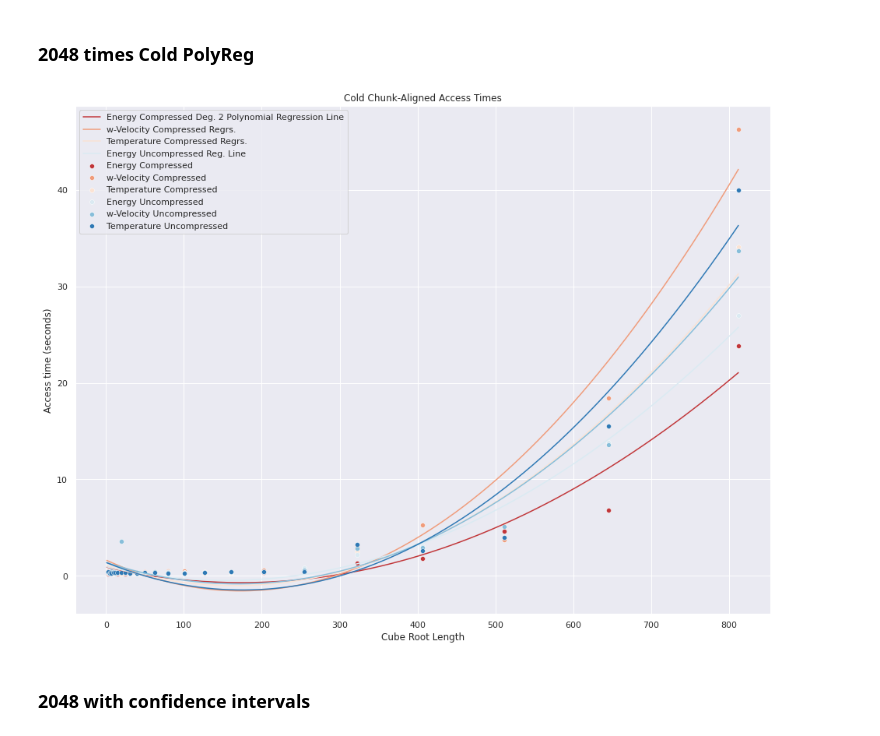
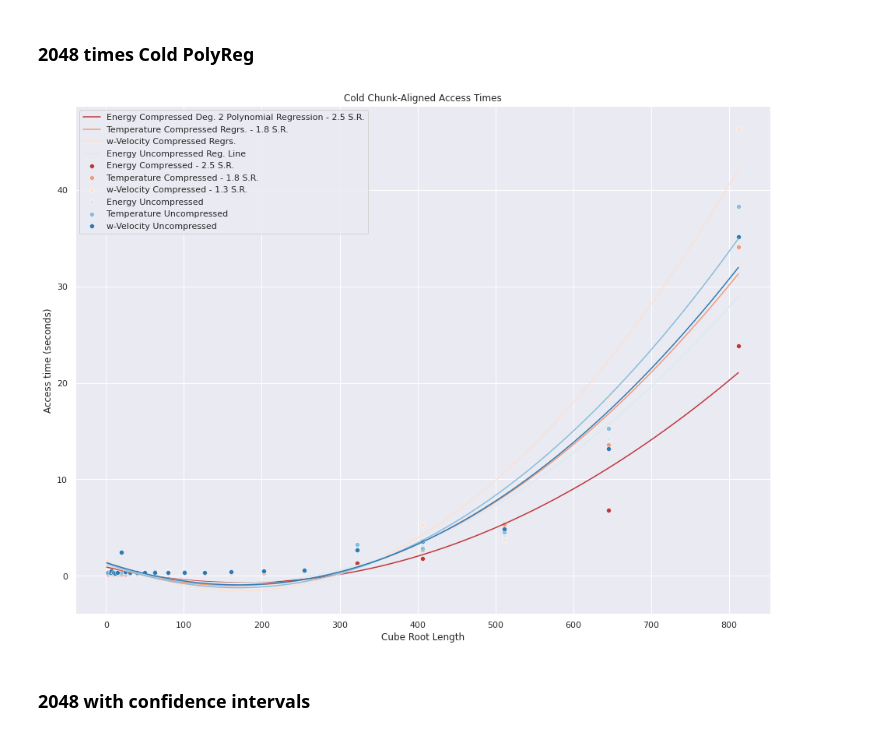
Before and after one commit to ariellubonja/ncar-zarr-code, a Jupyter notebook: compression-tradeoff-1-var.ipynb, the cells around one changed output. Saved outputs shown, nothing was run; the diff lists cells and outputs as text; code cells hidden in the pictures.

```diff
--- a/compression-tradeoff-1-var.ipynb
+++ b/compression-tradeoff-1-var.ipynb
@@ -514,9 +524,9 @@ for i in range(len(cube_root_size)-1,-1,-1): # From 31st to 0-th (inclusive)
 
 # Results with 2048^3 (32GB) accessed between timeits for cache clearing
 mcu_e = [[27300, 12800, 4250, 3580, 2490, 1150, 449, 399, 483, 344, 539, 388, 309, 288, 348, 325, 1460, 354, 379, 337, 355, 399, 289, 475],
-         [26700, 14800, 3730, 2590, 1870, 588, 465, 317, 324, 360, 311, 346, 215, 327, 327, 499, 319, 328, 337, 211, 403, 358, 348, 341]]
-#         ,[38900, 15000, 4480, 3180, 2900, 515, 612, 298, 294, 487, 556, 318, 534, 460, 265, 487, 410, 240, 311, 410, 370, 456, 331, 388],
-#         []]
+         [26700, 14800, 3730, 2590, 1870, 588, 465, 317, 324, 360, 311, 346, 215, 327, 327, 499, 319, 328, 337, 211, 403, 358, 348, 341]
+        ,[38900, 15000, 4480, 3180, 2900, 515, 612, 298, 294, 487, 556, 318, 534, 460, 265, 487, 410, 240, 311, 410, 370, 456, 331, 388]]
+#         , [38300, 11100, 4180, 3180, 3430, 649, 381, 400, 420, 528, 333, 340, 422, 438, 448, 401, 428, 365, 382, 376]]
 
 
 # mcu_e.reverse()
@@ -556,8 +553,9 @@ for i in range(len(cube_root_size)-1,-1,-1): # From 31st to 0-th (inclusive)
 
 # Results with 2048^3 (32GB) accessed between timeits for cache clearing
 mcu_w = [[35000, 12400, 6170, 2870, 2770, 682, 490, 586, 384, 325, 404, 430, 324, 341, 321, 406, 6710, 397, 339, 378, 575, 355, 311, 366],
-         [32300, 14700, 4000, 3040, 2860, 538, 441, 327, 280, 252, 363, 405, 348, 293, 364, 296, 424, 302, 227, 435, 386, 259, 267, 262]]
-#          , [38200, 12500, 4530, 4870, 2410, 606, 610, 449, 452, 401, 306, 275, 295, 496, 452, 521, 310, 306, 268, 326, 558, 453, 508, ]]
+         [32300, 14700, 4000, 3040, 2860, 538, 441, 327, 280, 252, 363, 405, 348, 293, 364, 296, 424, 302, 227, 435, 386, 259, 267, 262]
+         , [38200, 12500, 4530, 4870, 2410, 606, 610, 449, 452, 401, 306, 275, 295, 496, 452, 521, 310, 306, 268, 326, 558, 453, 508, 502]]
+#          , [37900, 13700, 4330, 5040, 2920, 587, 555, 354, 336, 280, 512, 362, 328, 401, 293, 310, 418, 328, 393, 347, 534, 355, 512]]
 
 # mcu_w.reverse()
 [i.reverse() for i in mcu_w]
@@ -582,7 +598,8 @@ for i in range(len(cube_root_size)-1,-1,-1): # From 31st to 0-th (inclusive)
 
 # Results with 2048^3 (32GB) accessed between timeits for cache clearing
 mcu_t = [[44200, 15100, 4680, 2780, 2260, 454, 413, 419, 259, 213, 308, 319, 352, 241, 313, 383, 236, 410, 336, 277, 258, 361, 311, 291],
-         [35700, 16000, 3310, 2510, 4180, 479, 388, 454, 380, 312, 304, 421, 345, 250, 216, 245, 420, 264, 302, 409, 272, 289, 257, 504]]
+         [35700, 16000, 3310, 2510, 4180, 479, 388, 454, 380, 312, 304, 421, 345, 250, 216, 245, 420, 264, 302, 409, 272, 289, 257, 504]
+        , [34900, 14700, 5670, 3260, 3290, 647, 665, 354, 401, 687, 443, 459, 418, 399, 268, 424, 416, 289, 246, 257, 273, 300, 435, 341]]
 
 # mcu_t = [i.reverse() for i in mcu_t]
 [i.reverse() for i in mcu_t]
@@ -601,68 +618,71 @@ var = np.mean(mcc_e, axis=0) / 1000
 # Diverging Palettes - https://www.codecademy.com/article/seaborn-design-ii
 sns.set_palette("RdBu")
 
-ax = sns.scatterplot(x=cube_root_size, y=var, label="Energy Compressed").set(xlabel='Cube Root Length', ylabel='Access time (seconds)')
+ax = sns.scatterplot(x=cube_root_size, y=var, label="Energy Compressed - 2.5 S.R.").set(xlabel='Cube Root Length', ylabel='Access time (seconds)')
 #ax.set(xlabel='Cube Root Length', ylabel='Access time (ms)')
 
 # https://stackoverflow.com/questions/31632637/label-axes-on-seaborn-barplot
 mymodel = np.poly1d(np.polyfit(cube_root_size, var, 2))
 myline = np.linspace(1, cube_root_size[len(cube_root_size)-1], 1000)
-plt.plot(myline, mymodel(myline), label="Energy Compressed Deg. 2 Polynomial Regression Line")#, color="orange")
-
-# w-velocity compressed
-var = np.mean(mcc_w, axis=0) / 1000
-
-ax = sns.scatterplot(x=cube_root_size, y=var, label="w-Velocity Compressed")
-
-mymodel_w = np.poly1d(np.polyfit(cube_root_size, var, 2))
-myline_w = np.linspace(1, cube_root_size[len(cube_root_size)-1], 1000)
-plt.plot(myline_w, mymodel_w(myline_w), label="w-Velocity Compressed Regrs.")
+plt.plot(myline, mymodel(myline), label="Energy Compressed Deg. 2 Polynomial Regression - 2.5 S.R.")#, color="orange")
 
 
 # Temperature compressed
 var = np.mean(mcc_t, axis=0) / 1000
 
-ax = sns.scatterplot(x=cube_root_size, y=var, label="Temperature Compressed")
+ax = sns.scatterplot(x=cube_root_size, y=var, label="Temperature Compressed - 1.8 S.R.")
 
 mymodel_t = np.poly1d(np.polyfit(cube_root_size, var, 2))
 myline_t = np.linspace(1, cube_root_size[len(cube_root_size)-1], 1000)
-plt.plot(myline_t, mymodel_t(myline_t), label="Temperature Compressed Regrs.")
+plt.plot(myline_t, mymodel_t(myline_t), label="Temperature Compressed Regrs. - 1.8 S.R.")
+
+
+
+# w-velocity compressed
+var = np.mean(mcc_w, axis=0) / 1000
+
+ax = sns.scatterplot(x=cube_root_size, y=var, label="w-Velocity Compressed - 1.3 S.R.")
+
+mymodel_w = np.poly1d(np.polyfit(cube_root_size, var, 2))
+myline_w = np.linspace(1, cube_root_size[len(cube_root_size)-1], 1000)
+plt.plot(myline_w, mymodel_w(myline_w), label="w-Velocity Compressed Regrs.")
 
 
 # sns.set_palette("dark") # This has no effect for some reason
 
 
 # Energy Uncompressed
 var = np.mean(mcu_e, axis=0) / 1000
 ax = sns.scatterplot(x=cube_root_size, y=var, label="Energy Uncompressed", palette=["red"])
 #ax.set(xlabel='Cube Root Length', ylabel='Access time (ms)')
 
 mymodel = np.poly1d(np.polyfit(cube_root_size, var, 2))
 myline = np.linspace(1, cube_root_size[len(cube_root_size)-1], 1000)
 plt.plot(myline, mymodel(myline), label="Energy Uncompressed Reg. Line")#, color="orange")
 
-# w-velocity Uncompressed
-var = np.mean(mcu_w, axis=0) / 1000
-ax = sns.scatterplot(x=cube_root_size, y=var, label="w-Velocity Uncompressed", palette=['dark'])
-
-mymodel_w = np.poly1d(np.polyfit(cube_root_size, var, 2))
-myline_w = np.linspace(1, cube_root_size[len(cube_root_size)-1], 1000)
-plt.plot(myline_w, mymodel_w(myline_w))
-
 
 # Temperature Uncompressed
 var = np.mean(mcu_t, axis=0) / 1000
 ax = sns.scatterplot(x=cube_root_size, y=var, label="Temperature Uncompressed")
 
 mymodel_t = np.poly1d(np.polyfit(cube_root_size, var, 2))
 myline_t = np.linspace(1, cube_root_size[len(cube_root_size)-1], 1000)
 plt.plot(myline_t, mymodel_t(myline_t))
 
 
+# w-velocity Uncompressed
+var = np.mean(mcu_w, axis=0) / 1000
+ax = sns.scatterplot(x=cube_root_size, y=var, label="w-Velocity Uncompressed", palette=['dark'])
+
+mymodel_w = np.poly1d(np.polyfit(cube_root_size, var, 2))
+myline_w = np.linspace(1, cube_root_size[len(cube_root_size)-1], 1000)
+plt.plot(myline_w, mymodel_w(myline_w))
+
+
 plt.title("Cold Chunk-Aligned Access Times")
 plt.show()
 # %% [output]
-[figure, old version]
+[figure, new version]
 # %% [markdown]
 ### 2048 with confidence intervals
 # %%
```
Also changed, not shown: parts of 10 cells of this notebook, 10 other files.
